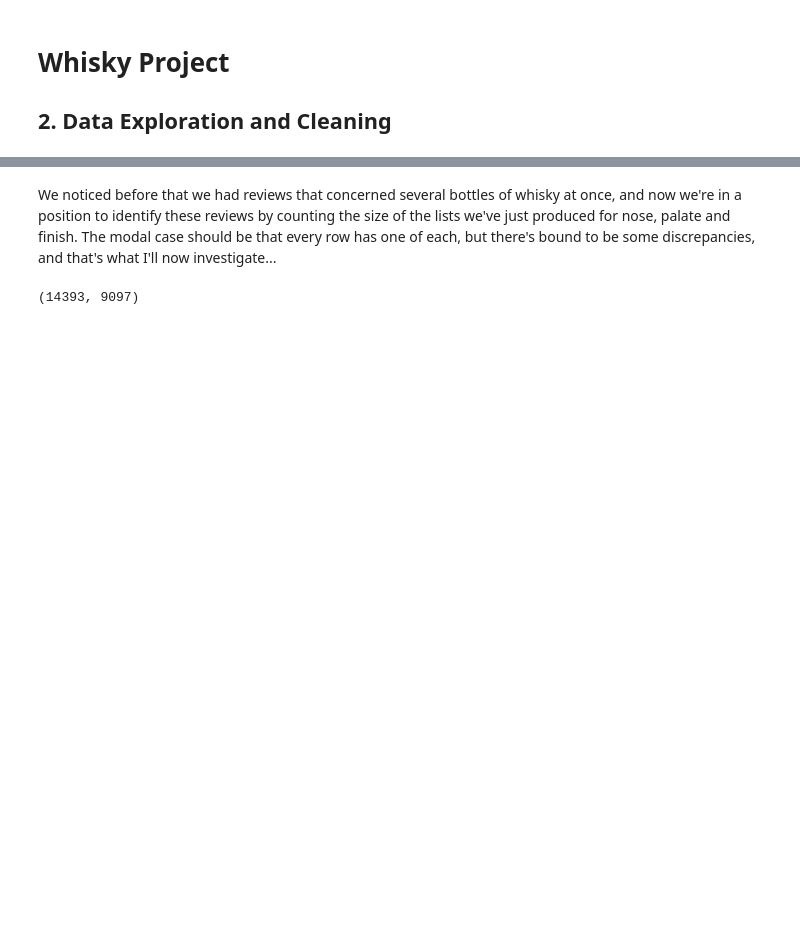
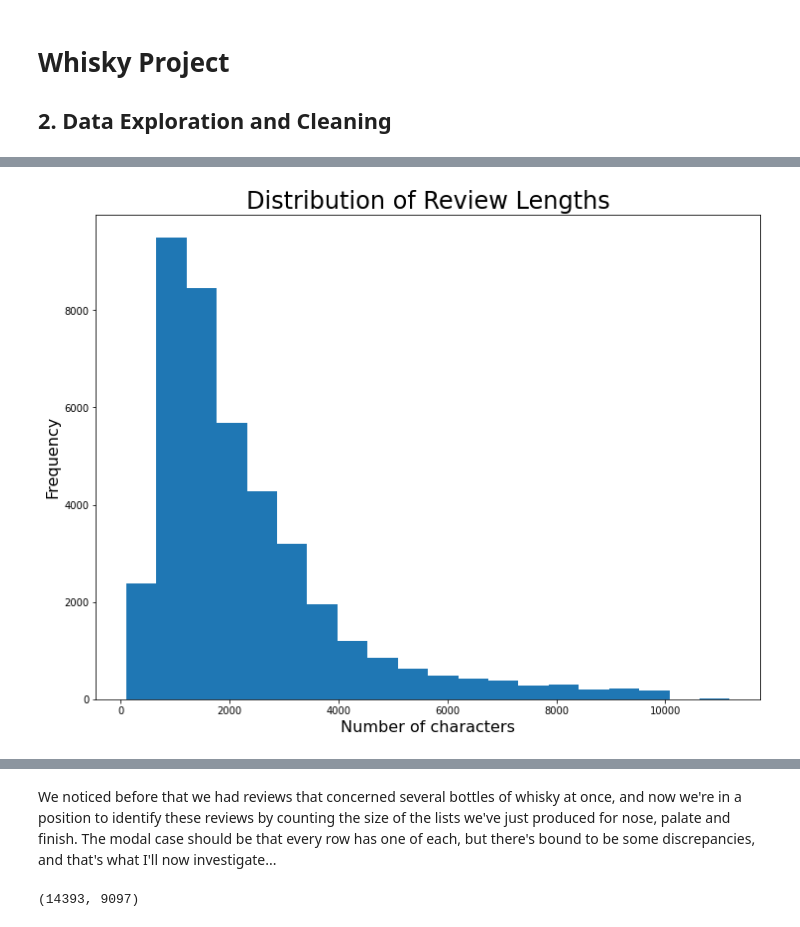
Before and after one commit to jamiepotter17/whisky_project, a Jupyter notebook: 2. Data Exploration and Cleaning.ipynb, the cells around one changed output, grey strips where cells are left out. Drawn from its saved outputs; the diff is of its cells as text; code cells hidden in the pictures; blank space fills up the shorter version.

```diff
--- a/2. Data Exploration and Cleaning.ipynb
+++ b/2. Data Exploration and Cleaning.ipynb
@@ -42 +42,11 @@ df.sample(3)
+# %%
+# Show histogram of reviewlengths
+
+plt.figure(figsize=(12,9))
+plt.hist(df['reviewlength'], bins=20)
+plt.xlabel('Number of characters', fontsize=16)
+plt.ylabel('Frequency', fontsize=16)
+plt.title('Distribution of Review Lengths', fontsize=24);
+# %% [output]
+[figure, added]
 # %% [markdown]
```
Also changed, not shown: parts of 11 cells of this notebook, 4 other files.
